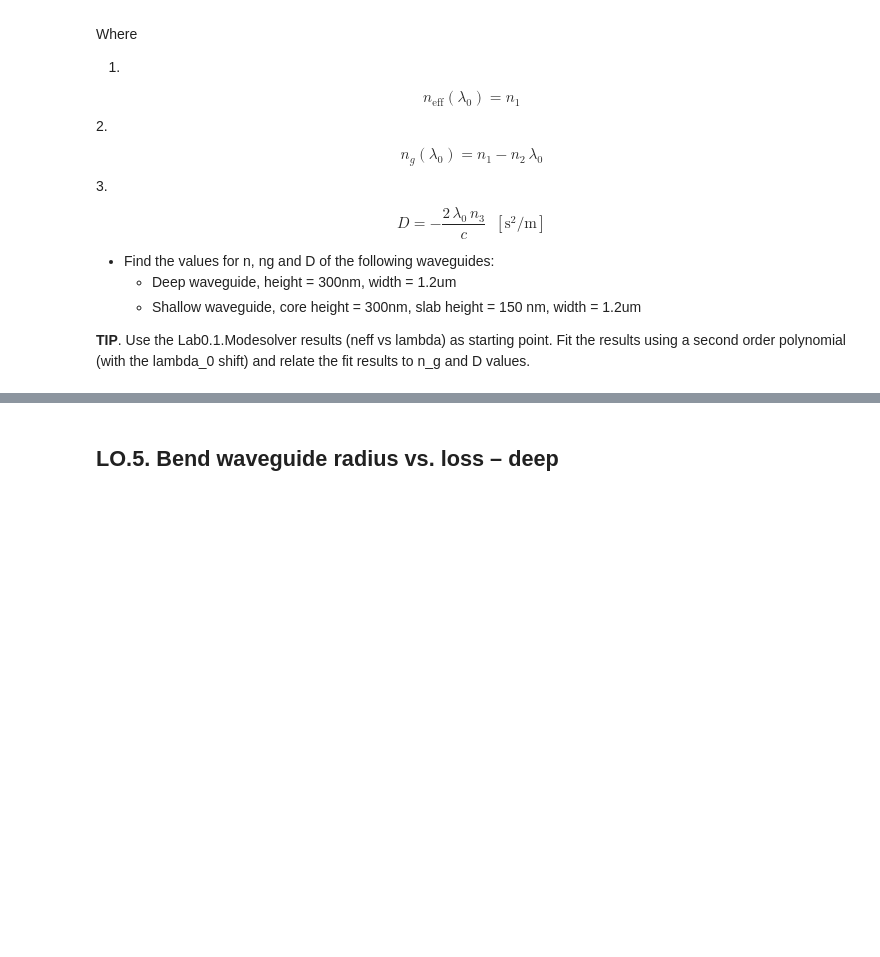
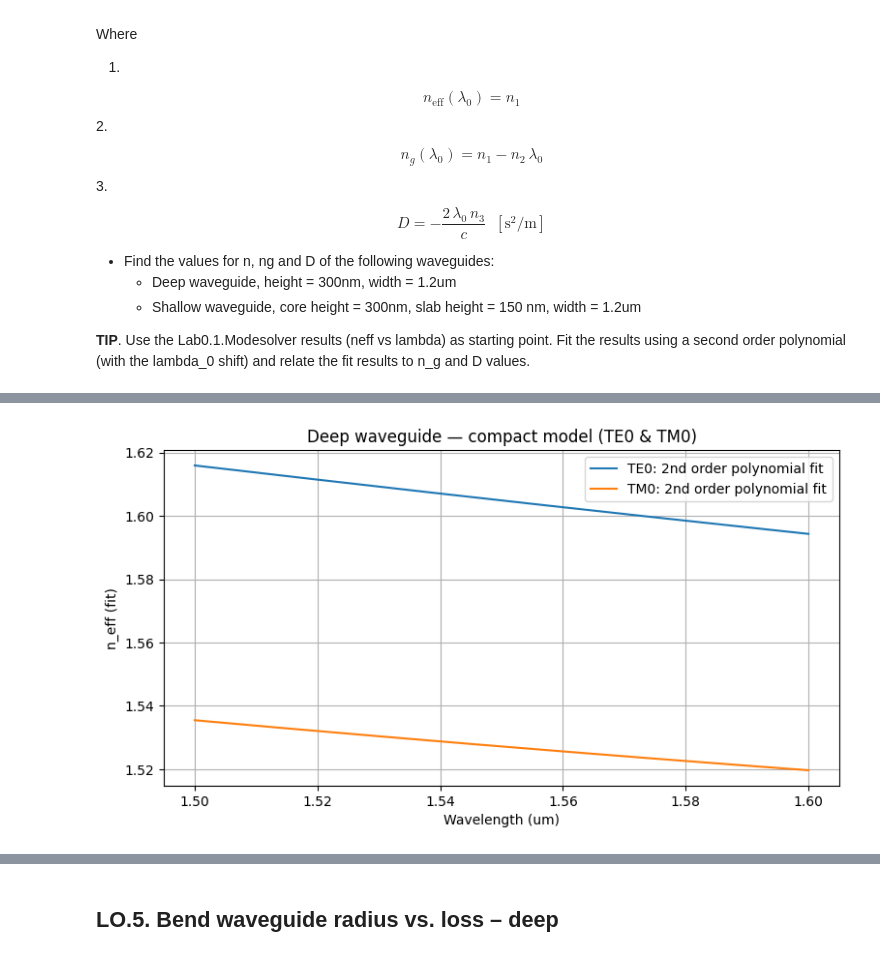
Before and after one commit to rauleet/cifoin-lab1, a Jupyter notebook: WAVEGUIDES_Student.ipynb, the cells around one changed output, grey strips where cells are left out. Saved outputs shown, nothing was run; the diff lists cells and outputs as text; code cells hidden in the pictures; blank space fills up the shorter version.

```diff
--- a/WAVEGUIDES_Student.ipynb
+++ b/WAVEGUIDES_Student.ipynb
@@ -406,0 +405,93 @@ $$
+# %%
+wavelength =  np.linspace(1.5,1.6,100)# Student code here. Tip np.linspace()
+
+deep_waveguide = gt.modes.Waveguide(
+
+    wavelength=wavelength,
+    core_width=1.2,
+    slab_thickness=0.0,
+    core_material='sin',
+    clad_material='sio2',
+    core_thickness=300 * nm,
+    num_modes=4,
+    cache_path='.cache/',
+    precision='double',
+    max_grid_scaling=1.2,
+    grid_resolution=20,
+)
+f = td.C_0 / wavelength
+box_complex = td.material_library["SiO2"]["Horiba"].eps_model(f)
+box_index, box_k = td.Medium.eps_complex_to_nk(box_complex)
+
+res_neff = deep_waveguide.n_eff # In this case, the result is not just a number, is a wavelength-dependent vector
+res_te = deep_waveguide.fraction_te # Wavelength-dependent vector
+res_tm =deep_waveguide.fraction_tm # Wavelength-dependent vector
+
+# --- Centro del ajuste ---
+lambda0 = 1.55  # um
+i0 = np.argmin(np.abs(wavelength - lambda0))
+
+# --- Selección de TE0 / TM0 (si fraction_te/tm no permiten, usamos modo 0) ---
+Nmodes = res_neff.shape[1]
+Nlam = len(wavelength)
+
+def pick_mode(frac_arr):
+    frac_arr = np.array(frac_arr)
+    if frac_arr.ndim == 2:                # (Nlam, Nmodes)
+        return int(np.argmax(frac_arr[i0, :]))
+    if frac_arr.ndim == 1 and frac_arr.shape[0] == Nmodes:  # (Nmodes,)
+        return int(np.argmax(frac_arr))
+    return 0  # fallback: modo fundamental
+
+idx_TE0 = pick_mode(res_te)
+idx_TM0 = pick_mode(res_tm)
+
+neff_TE0 = res_neff[:, idx_TE0].real
+neff_TM0 = res_neff[:, idx_TM0].real
+
+# --- FIT 2º orden: neff = n1 + n2(λ-λ0) + n3(λ-λ0)^2 ---
+def fit_poly2(neff_mode, wavelength_um, lambda0_um):
+    dl = wavelength_um - lambda0_um
+    n3, n2, n1 = np.polyfit(dl, neff_mode, 2)
+    return n1, n2, n3
+
+n1_te, n2_te, n3_te = fit_poly2(neff_TE0, wavelength, lambda0)
+n1_tm, n2_tm, n3_tm = fit_poly2(neff_TM0, wavelength, lambda0)
+
+# --- ng y D (según diapositiva) ---
+c = td.C_0
+lambda0_m = lambda0 * 1e-6
+
+def calc_ng_D(lambda0_um, lambda0_m, n1, n2, n3):
+    ng = n1 - lambda0_um * n2
+    n3_m2 = n3 * 1e12  # 1/um^2 -> 1/m^2
+    D = -(2 * lambda0_m * n3_m2) / c
+    return ng, D
+
+ng_te, D_te = calc_ng_D(lambda0, lambda0_m, n1_te, n2_te, n3_te)
+ng_tm, D_tm = calc_ng_D(lambda0, lambda0_m, n1_tm, n2_tm, n3_tm)
+
+print("\n=== DEEP waveguide compact model (w=1.2um, h=300nm, slab=0) ===")
+print(f"TE0 (mode idx {idx_TE0}): n1={n1_te:.6f}, n2={n2_te:.6e}, n3={n3_te:.6e}, ng={ng_te:.6f}, D={D_te:.6e} [s/m^2]")
+print(f"TM0 (mode idx {idx_TM0}): n1={n1_tm:.6f}, n2={n2_tm:.6e}, n3={n3_tm:.6e}, ng={ng_tm:.6f}, D={D_tm:.6e} [s/m^2]")
+
+# --- DIBUJO SOLO DEL POLINOMIO (sin 100 puntos del solver) ---
+w_fine = np.linspace(wavelength.min(), wavelength.max(), 600)
+
+def poly_eval(w, lambda0_um, n1, n2, n3):
+    dl = w - lambda0_um
+    return n1 + n2*dl + n3*dl**2
+
+neff_te_fit = poly_eval(w_fine, lambda0, n1_te, n2_te, n3_te)
+neff_tm_fit = poly_eval(w_fine, lambda0, n1_tm, n2_tm, n3_tm)
+
+plt.figure(figsize=(9,4.5))
+plt.plot(w_fine, neff_te_fit, label="TE0: 2nd order polynomial fit")
+plt.plot(w_fine, neff_tm_fit, label="TM0: 2nd order polynomial fit")
+plt.title("Deep waveguide — compact model (TE0 & TM0)")
+plt.xlabel("Wavelength (um)")
+plt.ylabel("n_eff (fit)")
+plt.grid(True)
+plt.legend()
+plt.show()
+# %% [output]
@@ -406,0 +503 @@ $$
+[figure, added]
```
Also changed, not shown: parts of 3 cells of this notebook.
